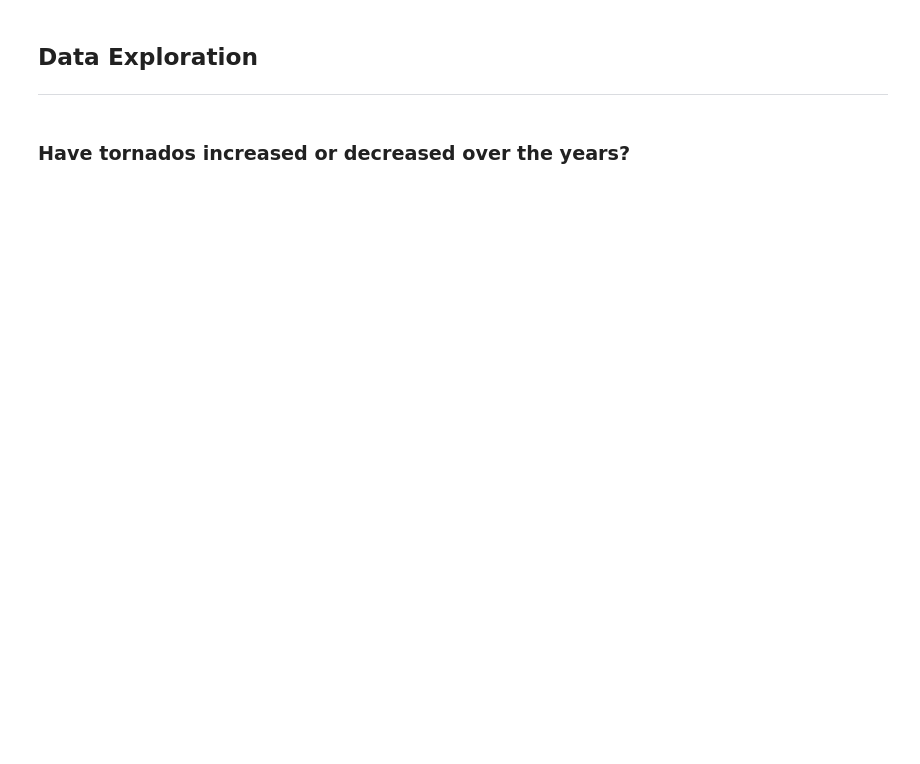
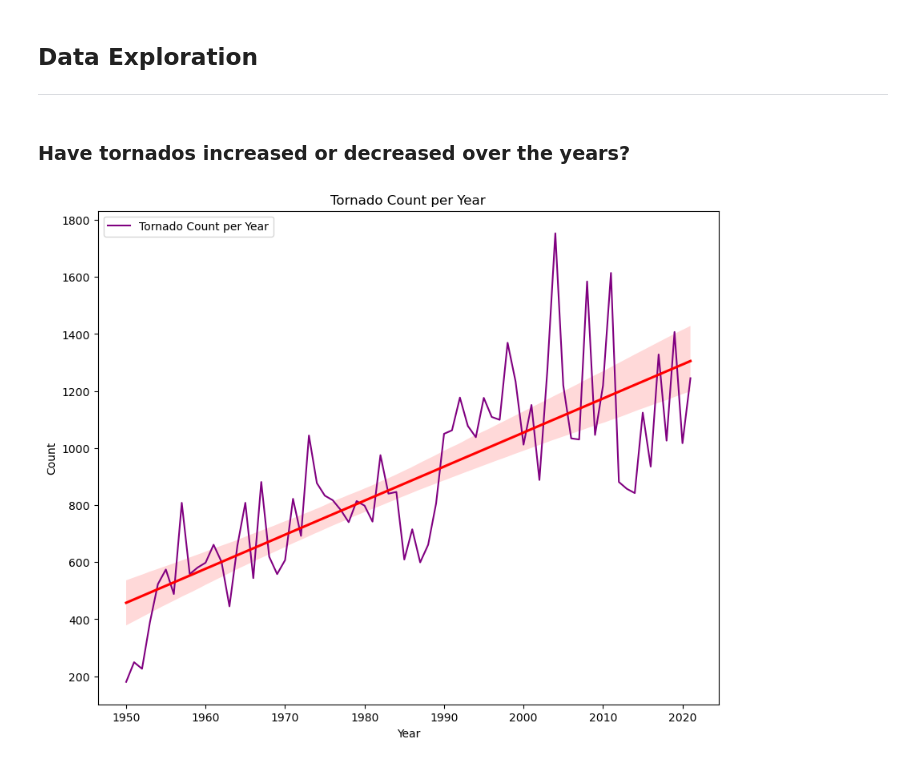
Before and after one commit to TheeLuke/Tornado-Data-Analysis, a Jupyter notebook: Tornado Analysis.ipynb, the cells around one changed output. Cells and saved outputs as stored; diff of their text form; code cells hidden in the pictures; blank space fills up the shorter version.

```diff
--- a/Tornado Analysis.ipynb
+++ b/Tornado Analysis.ipynb
@@ -628,9 +621,9 @@ tornado_data.head()
 ### Standardization with RobustScaler
 # %%
 standardize = tornado_data[['Injuries', 'Deaths', 'Length', 'Width', 'avg_temp_c', 'min_temp_c', 'max_temp_c', 'precipitation_mm']]
-other_data = tornado_data[['mag','yr', 'mo', 'dy', 'date', 'st', 'state_encoded', 'slat', 'slon', 'elat', 'elon']]
+other_data = tornado_data[['Magnitude','yr', 'mo', 'dy', 'date', 'State', 'state_encoded', 'slat', 'slon', 'elat', 'elon']]
 s_tornado_data = standard_scaler.fit_transform(standardize)
-s_tornado_data = pd.concat([pd.DataFrame(s_data, columns=standardize.columns), other_data], axis=1)
+s_tornado_data = pd.concat([pd.DataFrame(s_tornado_data, columns=standardize.columns), other_data], axis=1)
 dtype_dict = {'yr': 'int32', 'mo': 'int32', 'dy': 'int32'}
-s_data.head()
+s_tornado_data.head()
 # %% [output]
@@ -641,19 +639,16 @@ KeyError: "['avg_temp_c', 'min_temp_c', 'max_temp_c', 'precipitation_mm'] not in
 # %% [markdown]
 ### Have tornados increased or decreased over the years?
 # %%
-tornado_count = s_data.groupby('yr').Magnitude.count()
-
-x = tornado_count.index.values
-y = tornado_count.values
-
-slope, intercept = np.polyfit(x, y, 1)
+tornado_count = s_tornado_data.groupby('yr').Magnitude.count()
 
 plt.figure(figsize=[10, 8])
 plt.plot(x, y, color="purple", label='Tornado Count per Year')
-plt.plot(x, slope * x + intercept, color="red", linestyle='--', label='Regression Line')  # Plot the regression line
+sns.regplot(x=tornado_count.index, y=tornado_count, scatter=False, color='red')  # Plot the regression line
 plt.title('Tornado Count per Year')
 plt.xlabel('Year')
 plt.ylabel('Count')
 plt.legend()
 plt.show()
+# %% [output]
+[figure, added]
 # %%
```
Also changed, not shown: parts of 12 cells of this notebook.
